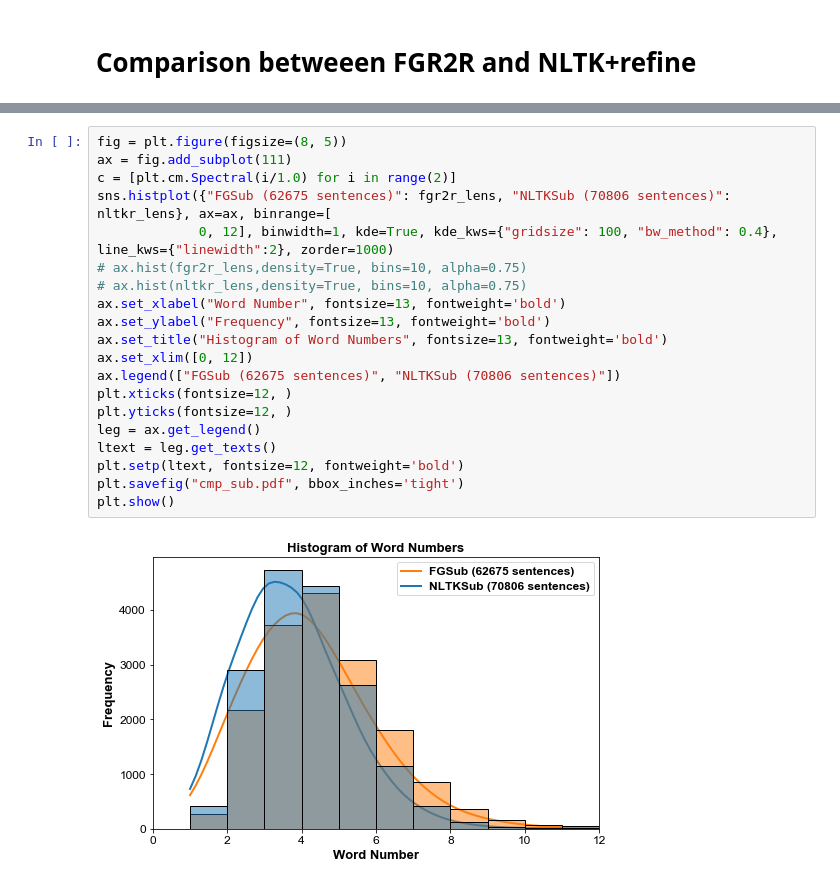
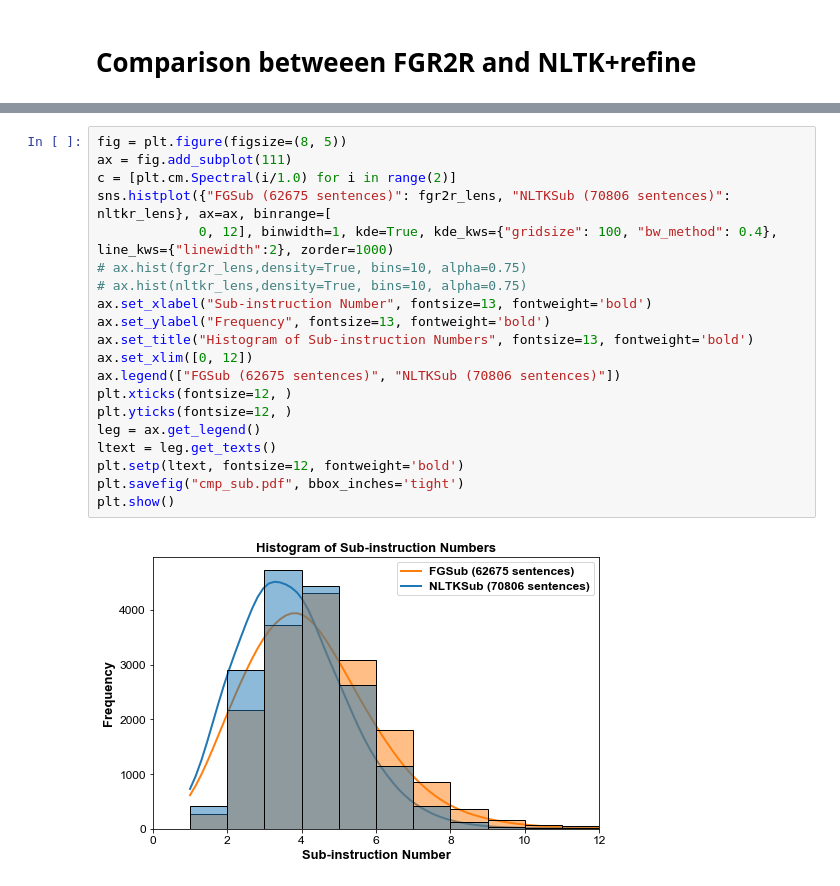
Before and after one commit to RavenKiller/R2R_VLNCE_FSASub, a Jupyter notebook: sub_cut.ipynb, the cells around one changed output, grey strips where cells are left out. Saved outputs shown, nothing was run; the diff lists cells and outputs as text.

```diff
--- a/sub_cut.ipynb
+++ b/sub_cut.ipynb
@@ -534,25 +533,25 @@ examples.directory is deprecated; in the future, examples will be found relative
 # %%
 fig = plt.figure(figsize=(8, 5))
 ax = fig.add_subplot(111)
 c = [plt.cm.Spectral(i/1.0) for i in range(2)]
 sns.histplot({"FGSub (62675 sentences)": fgr2r_lens, "NLTKSub (70806 sentences)": nltkr_lens}, ax=ax, binrange=[
              0, 12], binwidth=1, kde=True, kde_kws={"gridsize": 100, "bw_method": 0.4}, line_kws={"linewidth":2}, zorder=1000)
 # ax.hist(fgr2r_lens,density=True, bins=10, alpha=0.75)
 # ax.hist(nltkr_lens,density=True, bins=10, alpha=0.75)
-ax.set_xlabel("Word Number", fontsize=13, fontweight='bold')
+ax.set_xlabel("Sub-instruction Number", fontsize=13, fontweight='bold')
 ax.set_ylabel("Frequency", fontsize=13, fontweight='bold')
-ax.set_title("Histogram of Word Numbers", fontsize=13, fontweight='bold')
+ax.set_title("Histogram of Sub-instruction Numbers", fontsize=13, fontweight='bold')
 ax.set_xlim([0, 12])
 ax.legend(["FGSub (62675 sentences)", "NLTKSub (70806 sentences)"])
 plt.xticks(fontsize=12, )
 plt.yticks(fontsize=12, )
 leg = ax.get_legend()
 ltext = leg.get_texts()
 plt.setp(ltext, fontsize=12, fontweight='bold')
 plt.savefig("cmp_sub.pdf", bbox_inches='tight')
 plt.show()
 # %% [output]
-[figure, old version]
+[figure, new version]
 # %%
 fig = plt.figure(figsize=(8, 5))
 ax = fig.add_subplot(111)
```
Also changed, not shown: parts of 2 cells of this notebook.
